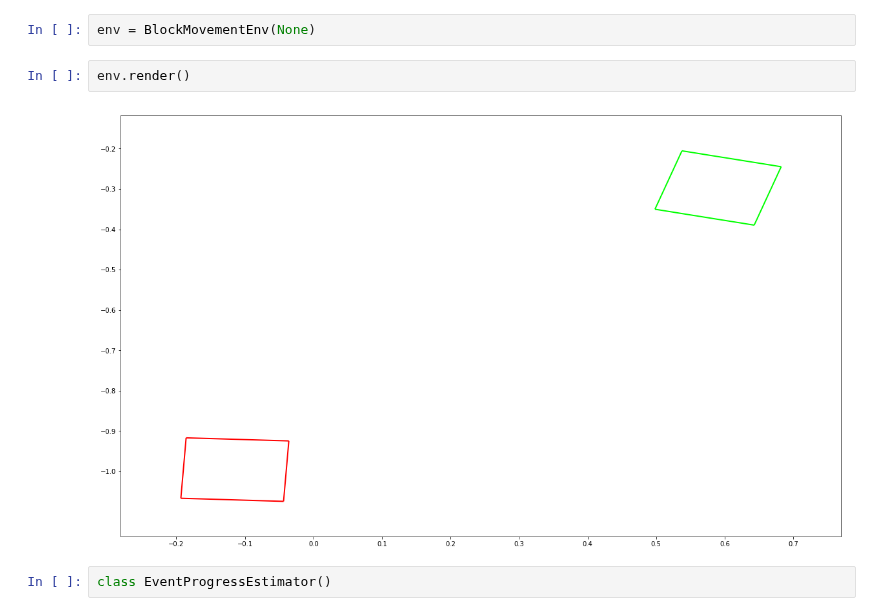
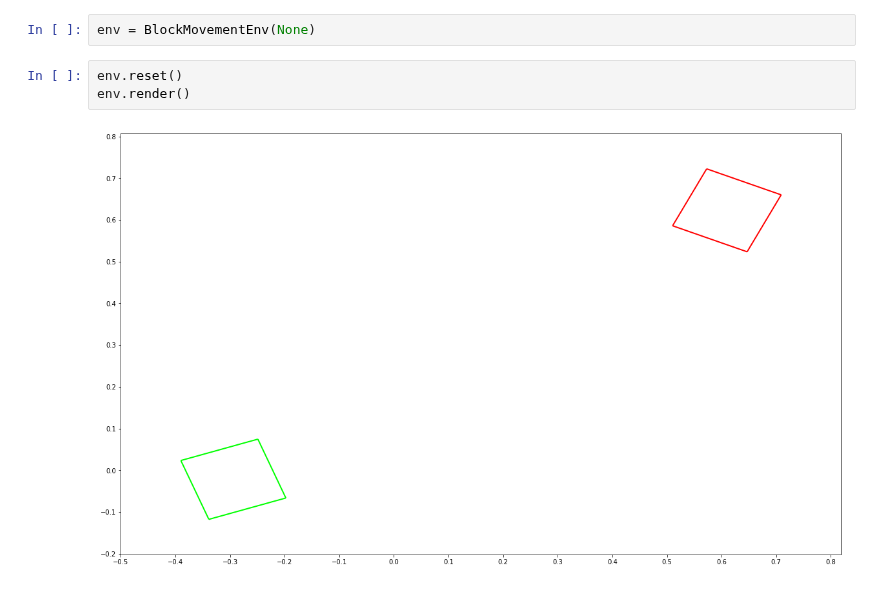
Before and after one commit to tuandnvn/learn-to-perform, a Jupyter notebook: notebooks/block_env.ipynb, the cells around one changed output. Saved outputs shown, nothing was run; the diff lists cells and outputs as text.

```diff
--- a/notebooks/block_env.ipynb
+++ b/notebooks/block_env.ipynb
@@ -242,8 +242,7 @@ class BlockMovementEnv(gym.Env):
 # %%
 env = BlockMovementEnv(None)
 # %%
+env.reset()
 env.render()
 # %% [output]
-[figure, old version]
+[figure, new version]
-# %%
-class EventProgressEstimator()
```
Also changed, not shown: parts of 1 cell of this notebook, 1 other file.
